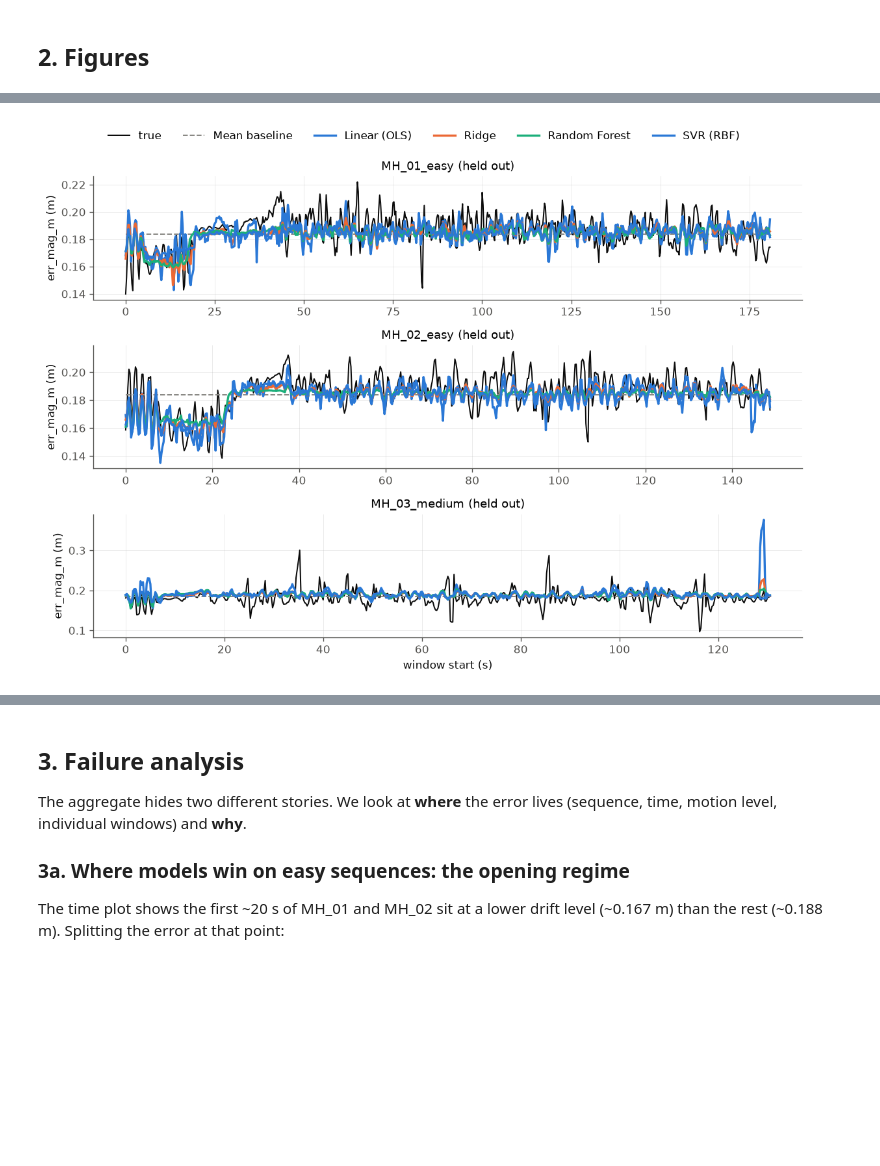
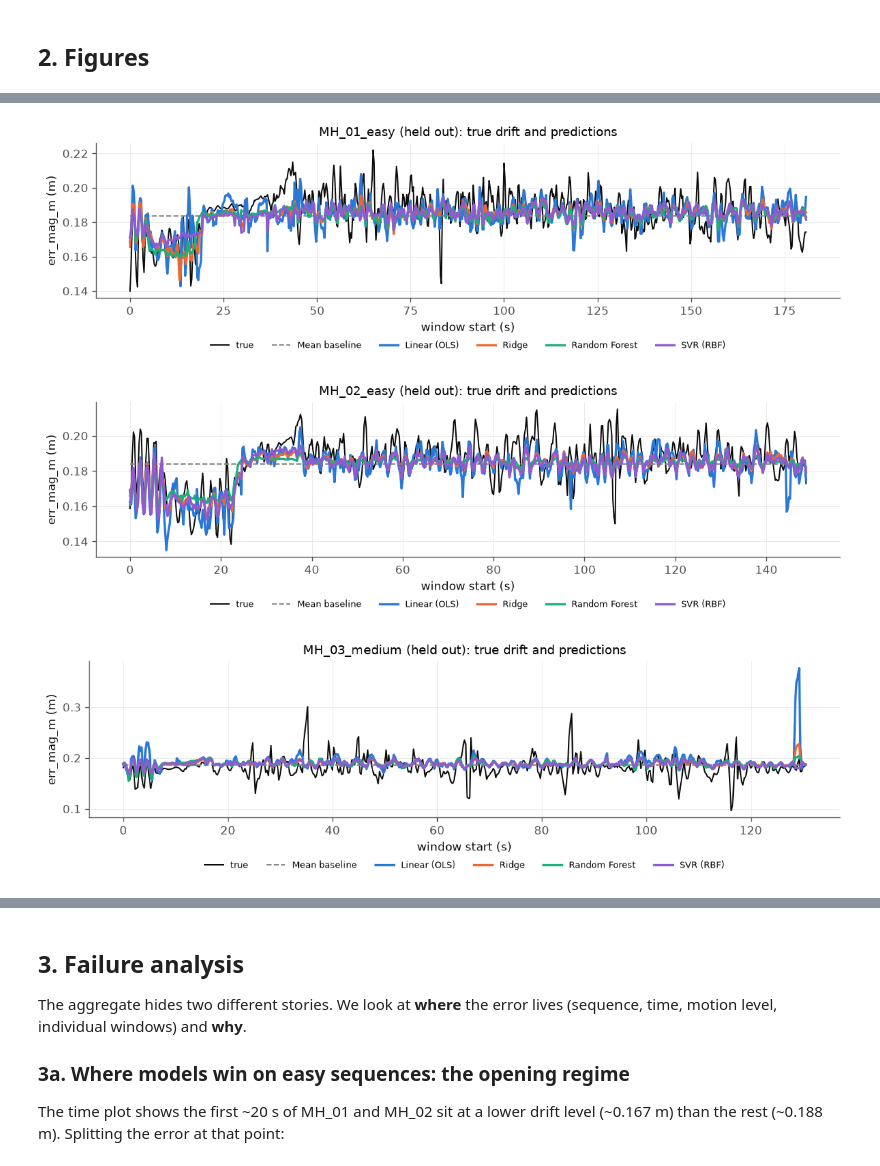
Before and after one commit to Dadi-Dinesh/Drift-Sense, a Jupyter notebook: notebooks/06_ml_evaluation.ipynb, the cells around one changed output, grey strips where cells are left out. Drawn from its saved outputs; the diff is of its cells as text; code cells hidden in the pictures; blank space fills up the shorter version.

```diff
--- a/notebooks/06_ml_evaluation.ipynb
+++ b/notebooks/06_ml_evaluation.ipynb
@@ -221,5 +226,8 @@ fig = plots.plot_pred_vs_actual(preds, TARGET); plt.show()
 # %%
-fig = plots.plot_error_over_time(preds, TARGET); plt.show()
+for seq in sequences:
+    fig = plots.plot_error_over_time(preds, TARGET, seq); plt.show()
 # %% [output]
-[figure, old version]
+[figure, new version]
+[figure, added]
+[figure, added]
 # %%
```
Also changed, not shown: parts of 2 cells of this notebook, 36 other files.
